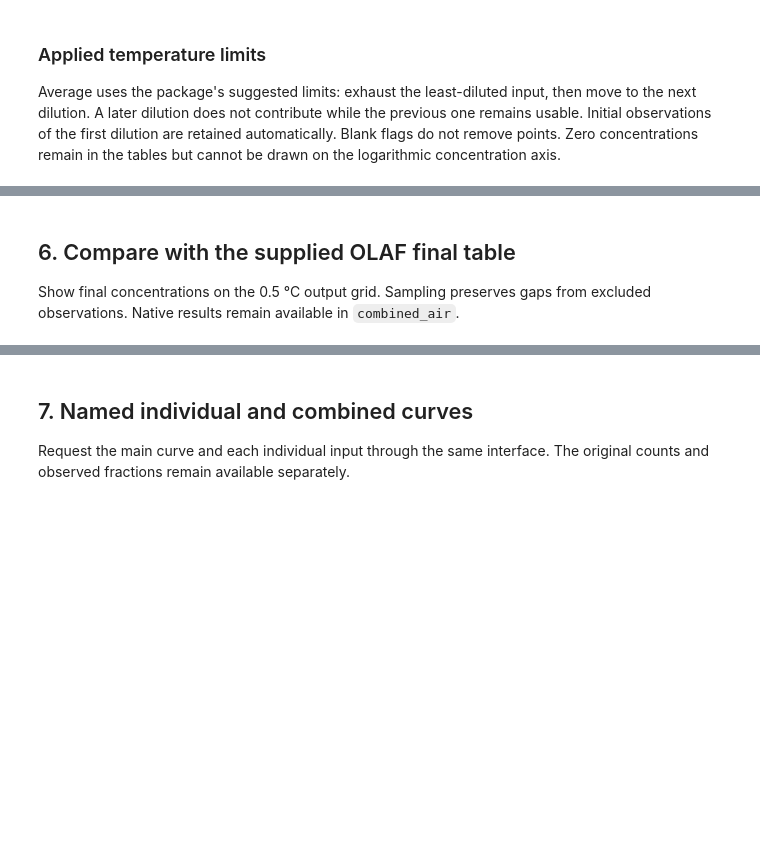
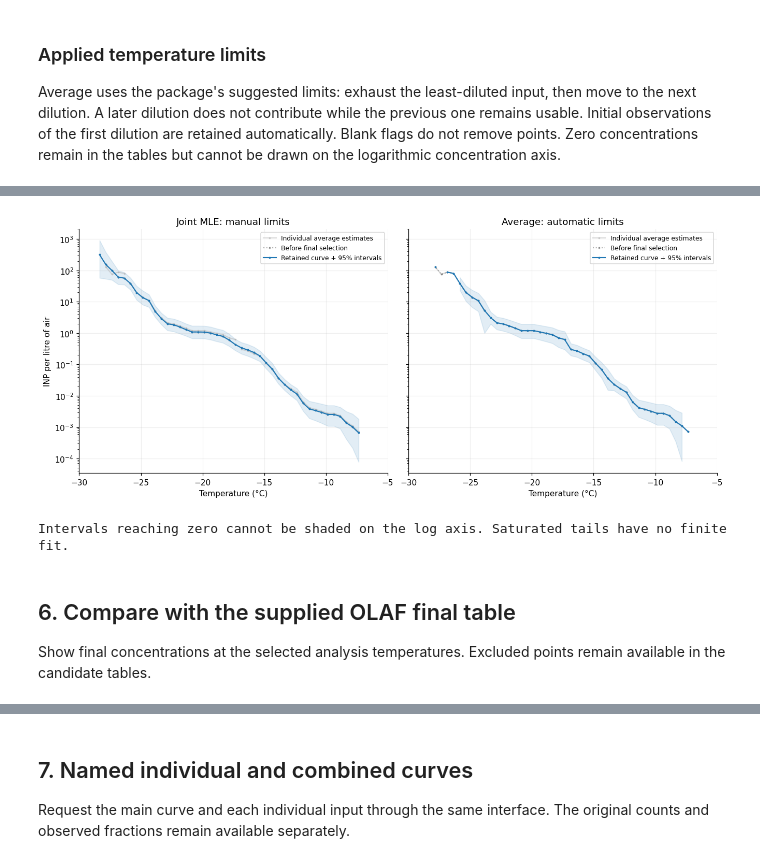
Before and after one commit to bochens/inptk, a Jupyter notebook: notebook/icescopy_freeze_count_to_air_inp_demo.ipynb, the cells around one changed output, grey strips where cells are left out. Drawn from its saved outputs; the diff is of its cells as text; code cells hidden in the pictures; blank space fills up the shorter version.

Commit message:
Unify analysis steps and use one configurable initial temperature grid

```diff
--- a/notebook/icescopy_freeze_count_to_air_inp_demo.ipynb
+++ b/notebook/icescopy_freeze_count_to_air_inp_demo.ipynb
@@ -56,9 +58,11 @@ PLOT_SAMPLE_ID = "CRG_M1"
 PLOT_CYCLE_ID = "0"
 COMBINED_CURVE_ID = "CRG_M1"
 CURVES = {COMBINED_CURVE_ID: {"inputs": list(SAMPLE_MAP), "cycle": PLOT_CYCLE_ID}}
-FIT_STEP_C = 0.5  # Joint sample/blank curve and reporting grid; input rows remain unchanged.
-OUTPUT_STEP_C = 0.5  # Optional: applied only to the final result.
-OUTPUT_METHOD = "sample"  # Or "interpolate" for a derived curve.
+FIT_STEP_C = 0.5  # MLE curve shape; analysis temperatures come from count selection.
+TEMPERATURE_STEP_C = 0.5
+TEMPERATURE_START_C = None  # Warmest input temperature; no rounding.
+TEMPERATURE_END_C = None  # Coldest input temperature; no rounding.
+TEMPERATURE_METHOD = "latest"
 MLE_TEMPERATURE_RANGES_C = {
     "Sample_1": {"max_C": -10},
     "Sample_2": {"max_C": -15},
@@ -73,6 +77,9 @@ TEMPERATURE_XLIM = (-30, -5)  # Temperature increases from left to right.
 
 if not DATA_PATH.is_file():
     raise FileNotFoundError(f"Mount the data drive or update DATA_PATH: {DATA_PATH}")
+
+GRID = dict(temperature_step_C=TEMPERATURE_STEP_C, temperature_start_C=TEMPERATURE_START_C,
+            temperature_end_C=TEMPERATURE_END_C, temperature_method=TEMPERATURE_METHOD)
 # %% [markdown]
 ## 2. Read the raw Icescopy count export
 
@@ -223,6 +282,7 @@ the assigned raw blank. Convert suspension concentration to INP per litre of air
 # %%
 individual_suspension = inptk.cumulative_spectrum(
     fractions, experiment=experiment, method=METHOD, fit_step_C=FIT_STEP_C if METHOD == "mle" else None,
+    **GRID,
     temperature_ranges_C=RANGES_BY_METHOD[METHOD],
 )
 individual_air = inptk.convert_concentration(
@@ -304,6 +376,7 @@ display(range_controls)
 combined_suspension = {
     method: inptk.estimate_concentration(
         fractions, experiment=experiment, method=method, curves=CURVES,
+    **GRID,
         fit_step_C=FIT_STEP_C if method == "mle" else None,
         temperature_ranges_C=RANGES_BY_METHOD[method],
     )
@@ -318,10 +391,6 @@ combined_air = {
     for method, table in combined_air_candidates.items()
 }
 
-grid_air = {
-    method: inptk.resample_spectrum(table, step_C=OUTPUT_STEP_C, method=OUTPUT_METHOD)
-    for method, table in combined_air.items()
-}
 combined_selection = {"curve_id": COMBINED_CURVE_ID}
 print("Named concentration curve:", COMBINED_CURVE_ID)
 
@@ -334,16 +403,15 @@ for method, table in combined_air.items():
         print(f"First decrease at {first_decrease['temperature_C']:.4g} °C: "
               f"{first_decrease['reference_concentration']:.6g} → "
               f"{first_decrease['concentration']:.6g} INP/L. Policy: {DECREASE_POLICY}.")
-    selected = grid_air[method].select(**combined_selection).to_dataframe()
+    selected = combined_air[method].select(**combined_selection).to_dataframe()
     display(selected.tail(5)[[
         "temperature_C", "concentration", "lower_error", "upper_error", "unit",
-        "sampling_status",
     ]])
 # The least-diluted input contributes from its first original observation.
 average_candidates = combined_air_candidates["average"].to_dataframe()
 assert average_candidates.temperature_C.iloc[0] == selected_counts.loc[
     selected_counts.measurement_id.eq("Sample_0"), "temperature_C"
-].iloc[0]
+].max()
 assert "Sample_0" in json.loads(average_candidates.contributing_measurement_ids.iloc[0])
 average_retained = combined_air["average"].to_dataframe()
 print(f"Average retained range: {average_retained.temperature_C.max():.3f} to "
@@ -351,28 +448,31 @@ print(f"Average retained range: {average_retained.temperature_C.max():.3f} to "
 # %%
 fig, axes = plt.subplots(1, 2, figsize=(12, 5), sharex=True, sharey=True,
                          layout="constrained")
 for ax, method in zip(axes, ("mle", "average")):
     for index, (measurement_id, frame) in enumerate(
         individual_air.select(**plot_selection).to_dataframe().groupby("measurement_id", sort=False)
     ):
         draw_spectrum(ax, frame, label=f"Individual {METHOD} estimates" if index == 0 else None,
                       color="0.7", alpha=0.5)
     draw_spectrum(ax, combined_air_candidates[method].select(**combined_selection).to_dataframe(),
                   label="Before final selection", color="0.4", linestyle=":", alpha=0.5)
-    draw_spectrum(ax, grid_air[method].select(**combined_selection).to_dataframe(),
+    draw_spectrum(ax, combined_air[method].select(**combined_selection).to_dataframe(),
                   label="Retained curve + 95% intervals", color="C0", show_errors=True)
     ax.set(yscale="log", title="Joint MLE: manual limits" if method == "mle" else "Average: automatic limits",
            xlabel="Temperature (°C)", xlim=TEMPERATURE_XLIM)
     ax.grid(alpha=0.2)
     ax.legend(fontsize=8)
 axes[0].set_ylabel("INP per litre of air")
 plt.show()
 print("Intervals reaching zero cannot be shaded on the log axis. Saturated tails have no finite fit.")
+# %% [output]
+[figure, added]
+Intervals reaching zero cannot be shaded on the log axis. Saturated tails have no finite fit.
 # %% [markdown]
 ## 6. Compare with the supplied OLAF final table
 
-Show final concentrations on the 0.5 °C output grid. Sampling preserves gaps
-from excluded observations. Native results remain available in `combined_air`.
+Show final concentrations at the selected analysis temperatures. Excluded points
+remain available in the candidate tables.
 # %%
 if OLAF_REFERENCE_PATH.is_file():
     reference_metadata = {}
```
Also changed, not shown: parts of 17 cells of this notebook, 34 other files.
